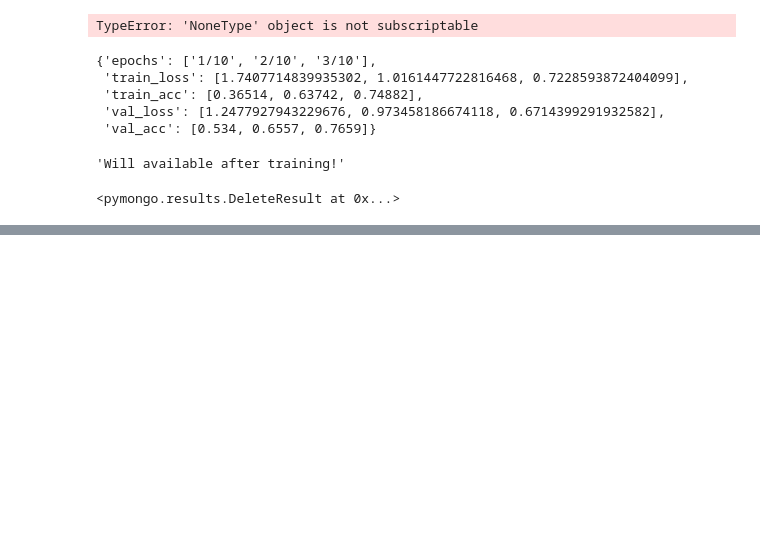
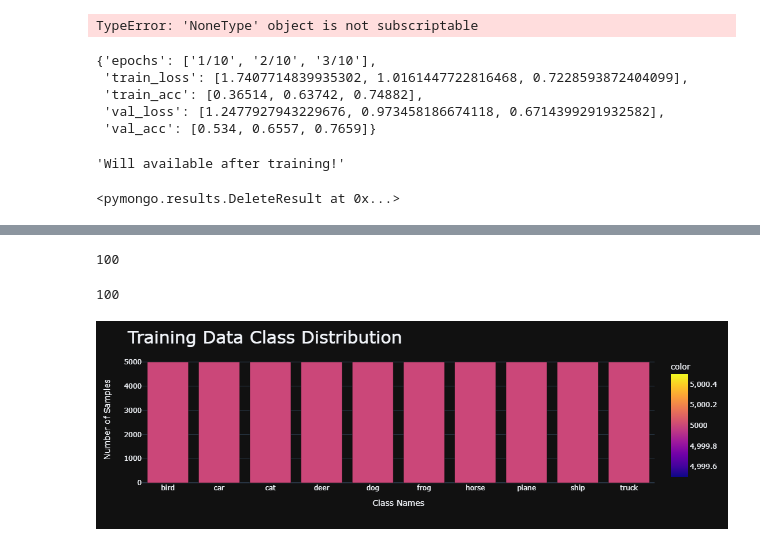
Before and after one commit to sarkarsachin57/ZELLA, a Jupyter notebook: backend/test.ipynb, the cells around one changed output, grey strips where cells are left out. Drawn from its saved outputs; the diff is of its cells as text; code cells hidden in the pictures; blank space fills up the shorter version.

```diff
--- a/backend/test.ipynb
+++ b/backend/test.ipynb
@@ -236,0 +261,3 @@ mongodb["training_history"].delete_many({})
+# %%
+data_name = "Test Data 2"
+data_info = mongodb["datasets"].find_one({'user_id' : user_id, 'project_name' : project_name, "data_name" : data_name})
@@ -236,0 +282,23 @@ mongodb["training_history"].delete_many({})
+# %%
+train_dir = os.path.join(data_info["data_extracted_path"], "train")
+val_dir = os.path.join(data_info["data_extracted_path"], "val")
+
+assert os.listdir(train_dir) == os.listdir(val_dir)
+# %%
+class_list = os.listdir(train_dir)
+# %%
+train_total_samples = 0
+train_sample_dist = {}
+train_sample_paths = {}
+for class_name in class_list:
+    train_sample_paths[class_name] = [os.path.join(train_dir, class_name, x) for x in os.listdir(os.path.join(train_dir, class_name))]
+    train_sample_dist[class_name] = len(train_sample_paths[class_name])
+    train_total_samples += train_sample_dist[class_name]
+
+val_total_samples = 0
+val_sample_dist = {}
+val_sample_paths = {}
+for class_name in class_list:
+    val_sample_paths[class_name] = [os.path.join(val_dir, class_name, x) for x in os.listdir(os.path.join(val_dir, class_name))]
+    val_sample_dist[class_name] = len(val_sample_paths[class_name])
+    val_total_samples += val_sample_dist[class_name]
@@ -236,0 +318,23 @@ mongodb["training_history"].delete_many({})
+# %%
+train_dist =  np.array(list(train_sample_dist.values()))
+normalized_entropy(train_dist)
+# %% [output]
+100
+# %%
+val_dist =  np.array(list(val_sample_dist.values()))
+normalized_entropy(val_dist)
+# %% [output]
+100
+# %%
+
+fig = px.bar(x=list(train_sample_dist.keys()), y=list(train_sample_dist.values()),
+             color=list(train_sample_dist.values()))
+
+fig.update_layout(template='plotly_dark',
+                    title={'text': f'Training Data Class Distribution', 'font': {'size': 30}, "x" : 0.05, "y" : 0.95},
+                    yaxis_title=f'Number of Samples',
+                    xaxis_title=f'Class Names')
+
+fig.update_traces(hovertemplate='<b>Number of Samples:</b> %{y}<extra></extra>')
+# %% [output]
+[figure, added]
```
Also changed, not shown: parts of 19 cells of this notebook, 3 other files.
